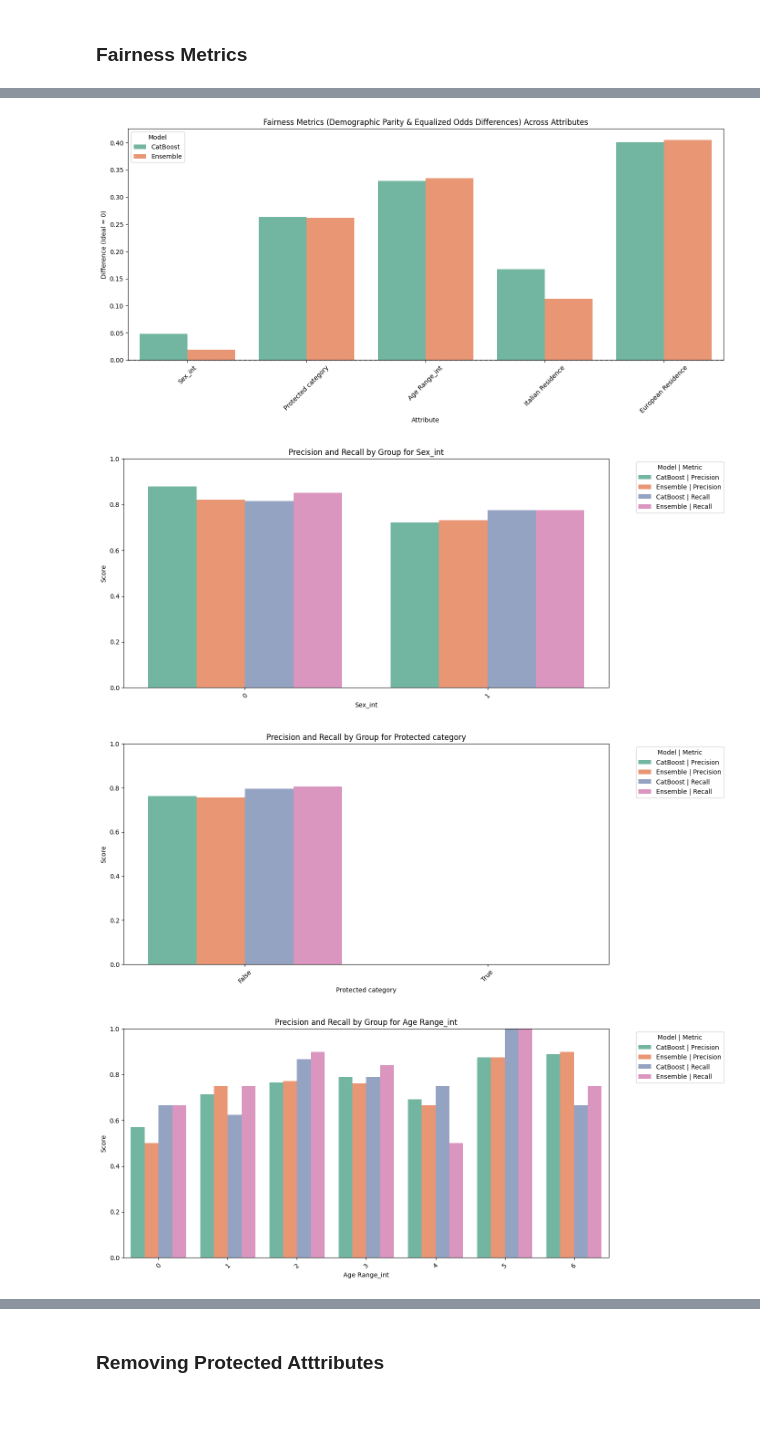
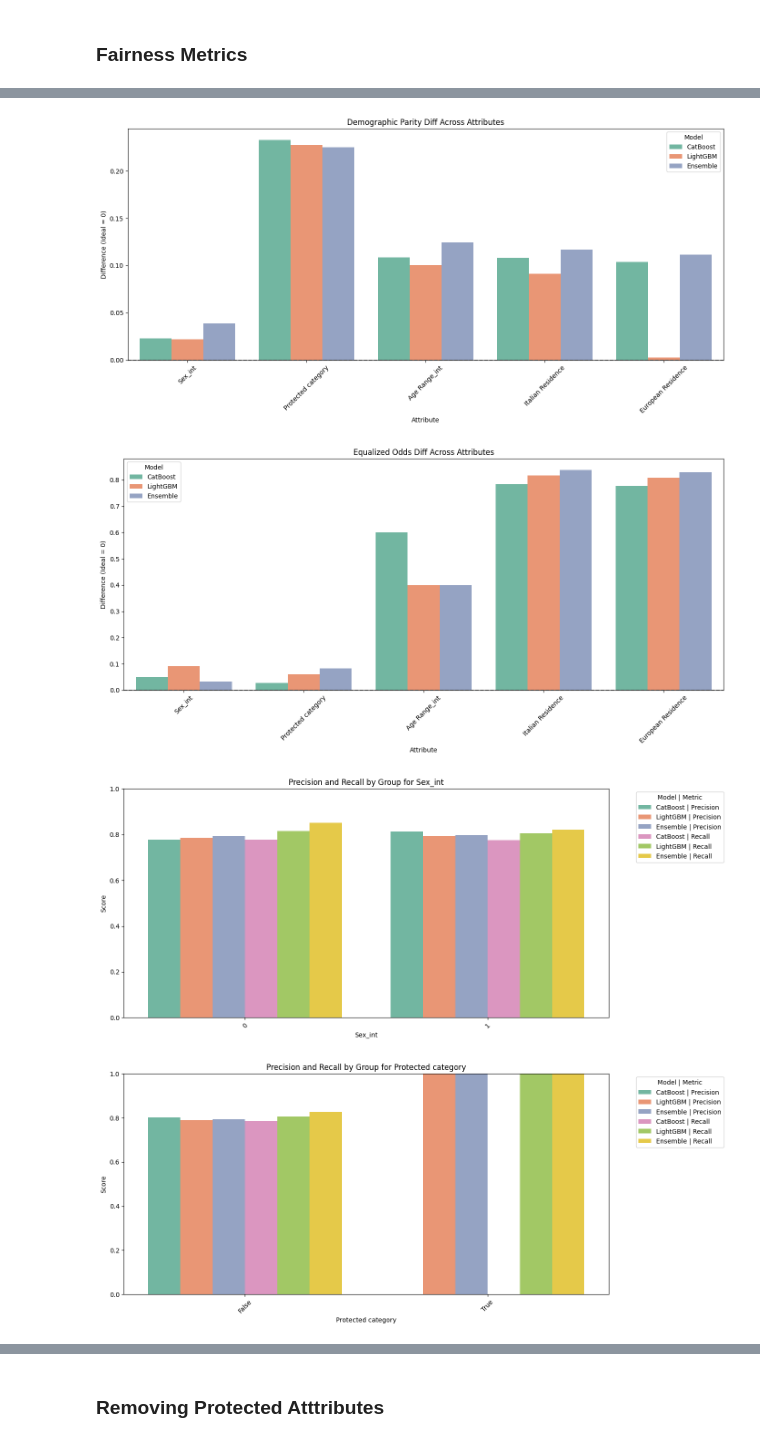
Before and after one commit to lyudmilstamenov/ethics_in_ai_unibo, a Jupyter notebook: src/model.ipynb, the cells around one changed output, grey strips where cells are left out. Cells and saved outputs as stored; diff of their text form; code cells hidden in the pictures; blank space fills up the shorter version.

```diff
--- a/src/model.ipynb
+++ b/src/model.ipynb
@@ -1461,18 +1462,9 @@ feature_sets = {
     }
 
 test_models = {
-    "HistGradientBoostingClassifier":lambda: models['HistGradientBoosting'](),
-    'CatBoost': lambda:   models['CatBoost'](),
-    'Ensemble': lambda: VotingClassifier(
-        estimators=[
-            ('xgb', models['XGBoost']()),
-            ('lgbm', models['LightGBM']()),
-            ('cat', models['CatBoost']()),
-            ('hist', models['HistGradientBoosting']()),
-            ('brf', models['BalancedRF']())
-        ],
-        voting='soft'
-    )
+    "LightGBM":models['LightGBM'],
+    'CatBoost': models['CatBoost'],
+    'Ensemble': models['Ensemble'],
 }
 
 results_df = compare_feature_sets(feature_sets, test_models)
@@ -2081,23 +2019,25 @@ fairness_long = fairness_df.melt(
     value_name='Score'
 )
 
-plt.figure(figsize=(14, 7))
-sns.barplot(
-    data=fairness_long,
-    x='Attribute',
-    y='Score',
-    hue='Model',
-    palette='Set2',
-    ci=None,
-    dodge=True
-)
-plt.title("Fairness Metrics (Demographic Parity & Equalized Odds Differences) Across Attributes")
-plt.axhline(0, linestyle='--', color='gray')
-plt.ylabel("Difference (Ideal = 0)")
-plt.xticks(rotation=45)
-plt.legend(title='Model')
-plt.tight_layout()
-plt.show()
+for metric in ['Demographic Parity Diff', 'Equalized Odds Diff']:
+    plt.figure(figsize=(14, 7))
+    sns.barplot(
+        data=fairness_df,
+        x='Attribute',
+        y=metric,
+        hue='Model',
+        palette='Set2',
+        ci=None,
+        dodge=True
+    )
+    plt.title(f"{metric} Across Attributes")
+    plt.axhline(0, linestyle='--', color='gray')
+    plt.ylabel("Difference (Ideal = 0)")
+    plt.xticks(rotation=45)
+    plt.legend(title='Model')
+    plt.tight_layout()
+    plt.show()
+
 
 from fairlearn.metrics import MetricFrame
 from sklearn.metrics import precision_score, recall_score
@@ -2107,7 +2047,7 @@ for attr in protected_attributes:
 
     combined_data = []
 
-    for model_name, y_pred in [('CatBoost', y_pred_cat), ('Ensemble', y_pred_ens)]:
+    for model_name, y_pred in [('CatBoost', y_pred_cat),('LightGBM', y_pred_lgb), ('Ensemble', y_pred_ens)]:
         sensitive_features_test = df.loc[X_test.index, attr]
 
         mf = MetricFrame(
@@ -2122,34 +2062,34 @@ for attr in protected_attributes:
         combined_data.append(per_group_metrics)
 
     combined_df = pd.concat(combined_data)
 
     combined_melted = combined_df.melt(
         id_vars=[attr, 'Model'],
         value_vars=['Precision', 'Recall'],
         var_name='Metric',
         value_name='Score'
     )
 
     combined_melted['Model_Metric'] = combined_melted['Model'] + ' | ' + combined_melted['Metric']
 
     sns.barplot(
         data=combined_melted,
         x=attr,
         y='Score',
         hue='Model_Metric',
         palette='Set2'
     )
 
     plt.title(f'Precision and Recall by Group for {attr}')
     plt.ylim(0, 1)
     plt.ylabel('Score')
     plt.xlabel(attr)
     plt.xticks(rotation=45)
     plt.legend(title='Model | Metric', bbox_to_anchor=(1.05, 1), loc='upper left')
     plt.tight_layout()
     plt.show()
 # %% [output]
-[figure, old version]
+[figure, new version]
-[figure, old version]
+[figure, new version]
-[figure, old version]
+[figure, new version]
-[figure, old version]
+[figure, new version]
```
Also changed, not shown: parts of 30 cells of this notebook, 4 other files.
